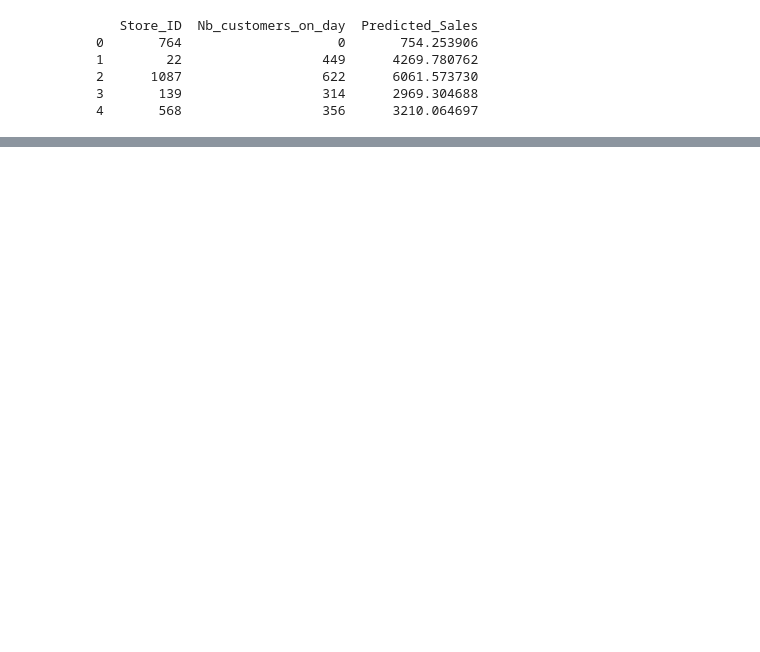
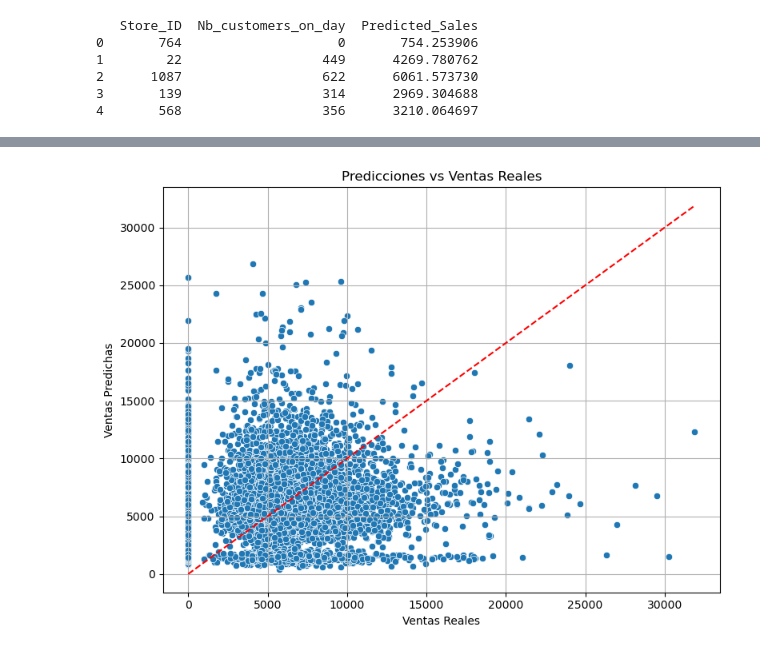
Before and after one commit to jesuserro/ml-retail-sales-predictor, a Jupyter notebook: index.ipynb, the cells around one changed output, grey strips where cells are left out. Cells and saved outputs as stored; diff of their text form; code cells hidden in the pictures; blank space fills up the shorter version.

```diff
--- a/index.ipynb
+++ b/index.ipynb
@@ -14,7 +14,7 @@ from sklearn.metrics import mean_squared_error
 
 # 1. Cargar los datos
 # url = "https://raw.githubusercontent.com/data-bootcamp-v4/data/main/sales.csv"
-url = "sales.csv"
+url = "1_sales.csv"
 df = pd.read_csv(url)
 
 # 2. Renombrar columnas si es necesario (según el ejemplo dado)
@@ -139,0 +142,83 @@ print(test_df[['Store_ID', 'Nb_customers_on_day', 'Predicted_Sales']].head())
+# %%
+# evaluate_model.py
+
+import pandas as pd
+import numpy as np
+import matplotlib.pyplot as plt
+import seaborn as sns
+
+from sklearn.metrics import r2_score, mean_squared_error, mean_absolute_error
+from xgboost import XGBRegressor
+import joblib
+
+# 1. Cargar predicciones generadas previamente
+pred_df = pd.read_csv("3_sales_predictions.csv")  # Debe tener: True_index, Predicted_Sales
+
+# Si ambos CSV están en el mismo orden de filas, puedes añadir un índice explícito (como True_index) al de predicciones.
+# Antes de hacer merge, añadir índice explícito al CSV de predicciones
+pred_df.reset_index(inplace=True)
+pred_df.rename(columns={"index": "True_index"}, inplace=True)
+
+# 2. Cargar ventas reales proporcionadas
+real_df = pd.read_csv("4_sales_real_solutions.csv")  # Debe tener: True_index, Sales
+
+# 3. Unir ambos dataframes por True_index
+df = pd.merge(pred_df, real_df, on="True_index", how="inner")
+
+# 4. Calcular métricas
+r2 = r2_score(df['Sales'], df['Predicted_Sales'])
+rmse = np.sqrt(mean_squared_error(df['Sales'], df['Predicted_Sales']))
+mae = mean_absolute_error(df['Sales'], df['Predicted_Sales'])
+
+print("📊 Evaluación del modelo:")
+print(f"✅ R² score: {r2:.4f}")
+print(f"📉 RMSE: {rmse:.2f}")
+print(f"🧮 MAE:  {mae:.2f}")
+
+# 5. Gráfica: Predicciones vs Reales
+plt.figure(figsize=(8, 6))
+sns.scatterplot(x='Sales', y='Predicted_Sales', data=df)
+plt.plot([df['Sales'].min(), df['Sales'].max()], [df['Sales'].min(), df['Sales'].max()], 'r--')
+plt.xlabel("Ventas Reales")
+plt.ylabel("Ventas Predichas")
+plt.title("Predicciones vs Ventas Reales")
+plt.grid(True)
+plt.tight_layout()
+plt.savefig("scatter_real_vs_pred.png")
+plt.show()
+
+# 6. Histograma del error
+df['error'] = df['Sales'] - df['Predicted_Sales']
+plt.figure(figsize=(8, 4))
+sns.histplot(df['error'], kde=True, bins=30, color="orange")
+plt.title("Distribución del Error de Predicción")
+plt.xlabel("Error (Real - Predicho)")
+plt.tight_layout()
+plt.savefig("histogram_error.png")
+plt.show()
+
+# 7. Heatmap de correlación (entre predicciones y reales)
+plt.figure(figsize=(6, 4))
+sns.heatmap(df[['Sales', 'Predicted_Sales', 'error']].corr(), annot=True, cmap='coolwarm', fmt=".2f")
+plt.title("Correlación entre Predicción y Real")
+plt.tight_layout()
+plt.savefig("heatmap_correlation.png")
+plt.show()
+
+# 8. (Opcional) Importancia de características si tienes el modelo guardado
+try:
+    model = joblib.load("sales_model.pkl")  # Asegúrate de haber guardado tu modelo
+    if hasattr(model, "feature_importances_"):
+        importances = model.feature_importances_
+        feature_names = model.get_booster().feature_names
+        plt.figure(figsize=(10, 6))
+        sns.barplot(x=importances, y=feature_names)
+        plt.title("Importancia de Características")
+        plt.xlabel("Importancia")
+        plt.ylabel("Feature")
+        plt.tight_layout()
+        plt.savefig("feature_importance.png")
+        plt.show()
+except Exception as e:
+    print("⚠️ No se pudo cargar el modelo para mostrar importancia de features:", e)
+# %% [output]
@@ -139,0 +229 @@ print(test_df[['Store_ID', 'Nb_customers_on_day', 'Predicted_Sales']].head())
+[figure, added]
```
Also changed, not shown: parts of 5 cells of this notebook, 7 other files.
